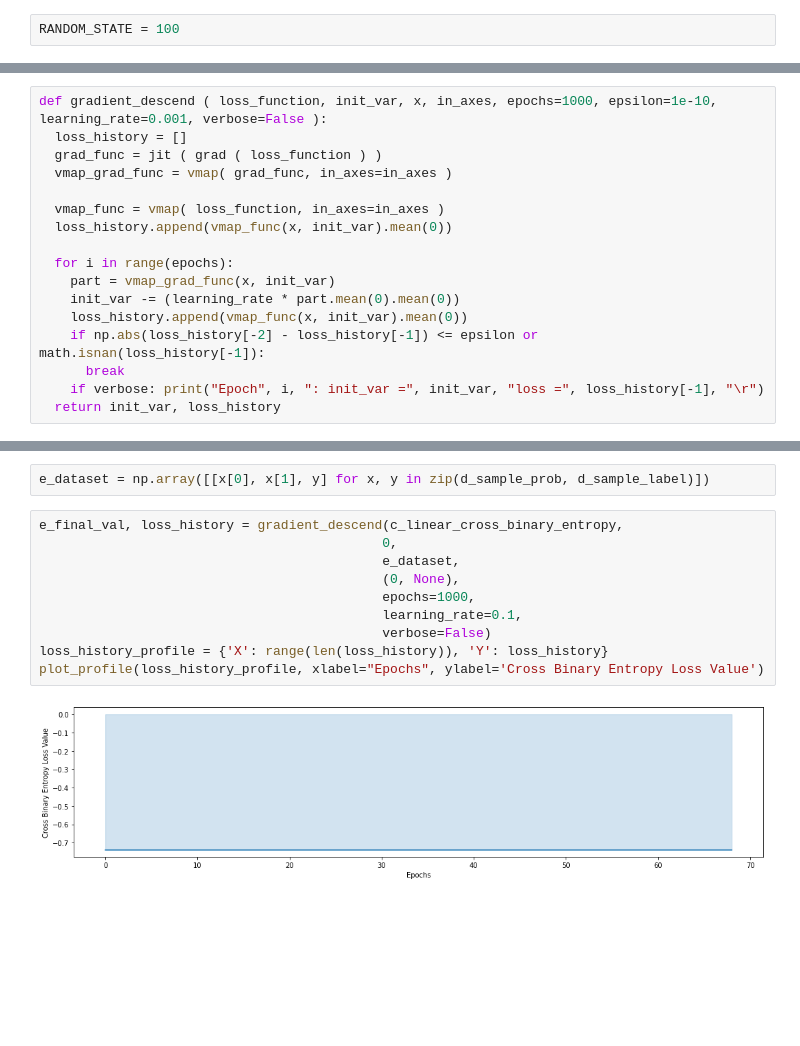
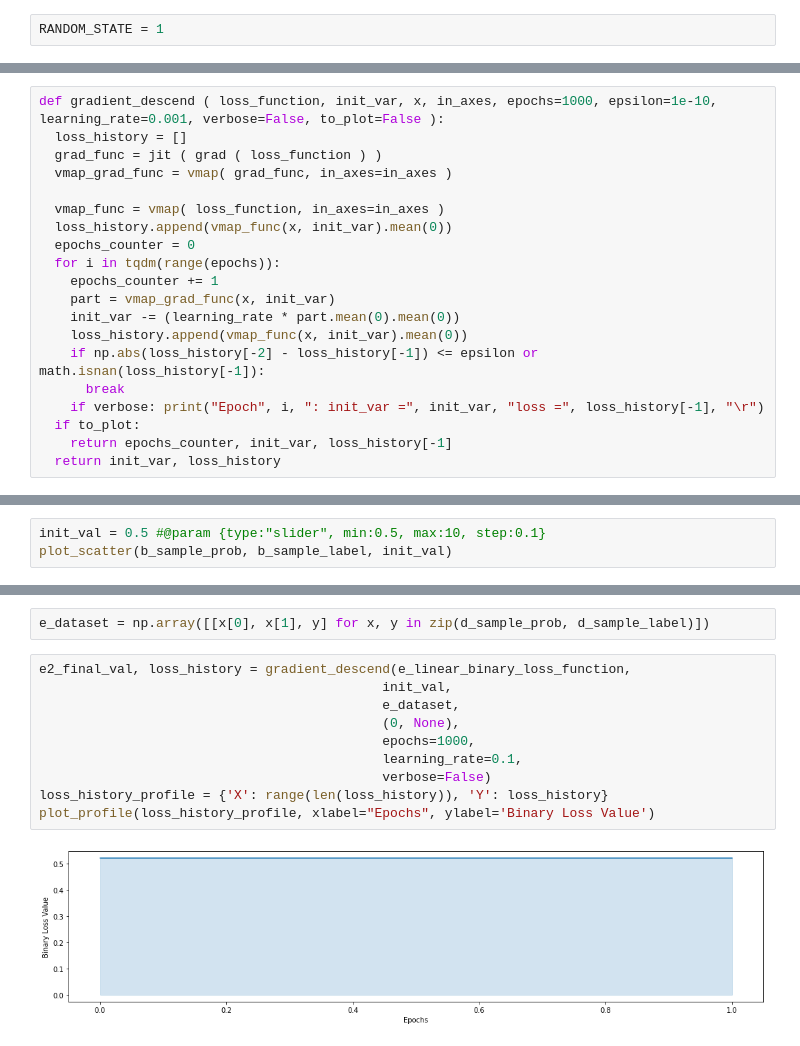
Before and after one commit to IFibla/Aprenentatge-Automatic, a Jupyter notebook: Problema 1/Individual-¿Kullback-que?/main.ipynb, the cells around one changed output, grey strips where cells are left out. Cells and saved outputs as stored; diff of their text form; blank space fills up the shorter version.

```diff
--- a/Problema 1/Individual-¿Kullback-que?/main.ipynb
+++ b/Problema 1/Individual-¿Kullback-que?/main.ipynb
@@ -21,7 +23,7 @@ import matplotlib.pyplot as plt
 import sklearn
 import math
 # %%
-RANDOM_STATE = 100
+RANDOM_STATE = 1
 # %% [markdown]
 ## Utils
 # %%
@@ -83,19 +115,22 @@ def generate_matplotlib_histogram(X, labelX, labelY, title, rangeX=None, rangeY=
   plt.legend([len(x) for x in X] if len(X) > 1 else "X")
   plt.show()
 # %%
-def gradient_descend ( loss_function, init_var, x, in_axes, epochs=1000, epsilon=1e-10, learning_rate=0.001, verbose=False ):
+def gradient_descend ( loss_function, init_var, x, in_axes, epochs=1000, epsilon=1e-10, learning_rate=0.001, verbose=False, to_plot=False ):
   loss_history = []
   grad_func = jit ( grad ( loss_function ) )
   vmap_grad_func = vmap( grad_func, in_axes=in_axes )
 
   vmap_func = vmap( loss_function, in_axes=in_axes )
   loss_history.append(vmap_func(x, init_var).mean(0))
-
-  for i in range(epochs):
+  epochs_counter = 0
+  for i in tqdm(range(epochs)):
+    epochs_counter += 1
     part = vmap_grad_func(x, init_var)
     init_var -= (learning_rate * part.mean(0).mean(0))
     loss_history.append(vmap_func(x, init_var).mean(0))
     if np.abs(loss_history[-2] - loss_history[-1]) <= epsilon or math.isnan(loss_history[-1]):
       break
     if verbose: print("Epoch", i, ": init_var =", init_var, "loss =", loss_history[-1], "\r")
+  if to_plot:
+    return epochs_counter, init_var, loss_history[-1]
   return init_var, loss_history
@@ -146,3 +188,6 @@ plot_binary_scatters(f_scat, t_scat)
 > Donde 𝑝(𝑥) es la probabilidad que le asigna el modelo a un ejemplo, e 𝑦 es la etiqueta que le corresponde a los datos. Implementa un algoritmo de descenso de gradiente usando JAX con la función de entropía cruzada binaria. Explora diferentes tasas de aprendizaje. Comenta lo que observes en el comportamiento del error y los parámetros durante la optimización. Escoge un número de iteraciones y un valor para decidir el final de la optimización que te parezcan adecuados.
 # %% [markdown]
 [Documentation. jax.grad](https://jax.readthedocs.io/en/latest/_autosummary/jax.grad.html)
+# %%
+init_val = 0.5 #@param {type:"slider", min:0.5, max:10, step:0.1}
+plot_scatter(b_sample_prob, b_sample_label, init_val)
@@ -221,14 +355,14 @@ e_linear_binary_loss_function = lambda w, x: e_binary_loss_function(c_sigmoid_fu
 # %%
 e_dataset = np.array([[x[0], x[1], y] for x, y in zip(d_sample_prob, d_sample_label)])
 # %%
-e_final_val, loss_history = gradient_descend(c_linear_cross_binary_entropy,
-                                            0,
+e2_final_val, loss_history = gradient_descend(e_linear_binary_loss_function,
+                                            init_val,
                                             e_dataset,
                                             (0, None),
                                             epochs=1000,
                                             learning_rate=0.1,
                                             verbose=False)
 loss_history_profile = {'X': range(len(loss_history)), 'Y': loss_history}
-plot_profile(loss_history_profile, xlabel="Epochs", ylabel='Cross Binary Entropy Loss Value')
+plot_profile(loss_history_profile, xlabel="Epochs", ylabel='Binary Loss Value')
 # %% [output]
-[figure, old version]
+[figure, new version]
```
Also changed, not shown: parts of 40 cells of this notebook.
